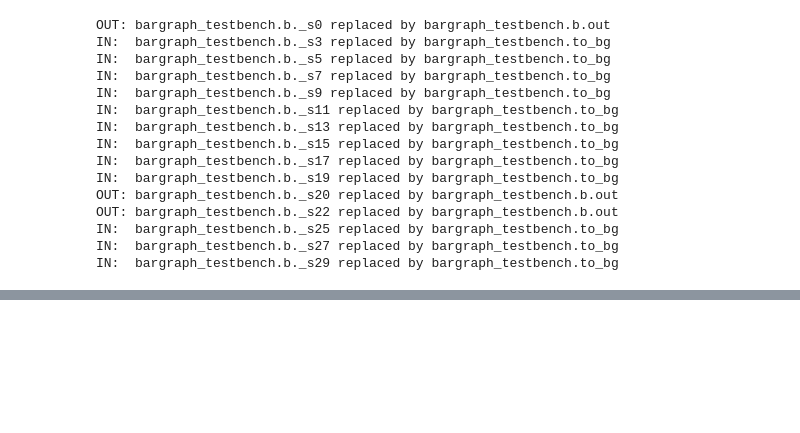
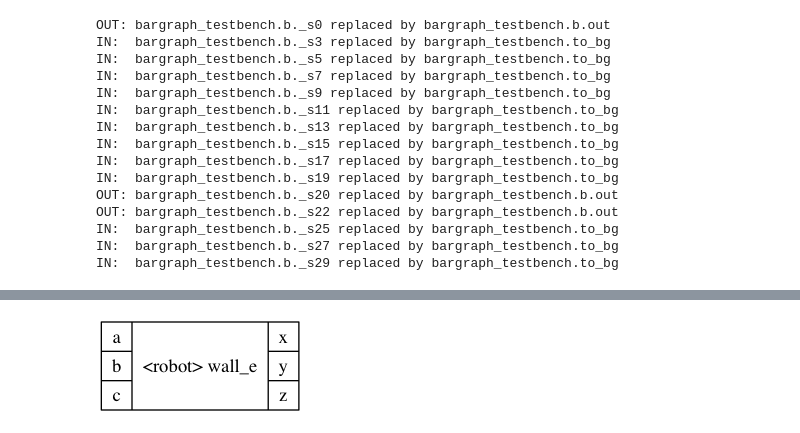
Before and after one commit to mplewis/iverilog-netlist-processing, a Jupyter notebook: Netlist processing.ipynb, the cells around one changed output, grey strips where cells are left out. Cells and saved outputs as stored; diff of their text form; code cells hidden in the pictures; blank space fills up the shorter version.

Commit message:
Integrate Verilog and Graphviz code; generate graphs from Verilog modules

```diff
--- a/Netlist processing.ipynb
+++ b/Netlist processing.ipynb
@@ -471,0 +472,45 @@ for net in [n for n in net_manager.nets.values() if len(n.members) > 1]:
+# %%
+import subprocess
+from IPython.core.display import Image
+
+def show_dot(content):
+    with open('tmp.dot', 'w') as f:
+        f.write(content)
+    subprocess.check_call('dot -Tpng tmp.dot >tmp.png', shell=True)
+    return Image(filename='tmp.png')
+
+def module_dot_label(xtype, name, left=None, right=None, bottom=None):
+    left = left or []
+    right = right or []
+    bottom = bottom or []
+    left = ['<%s>%s' % (x.replace(' ', '_'), x) for x in left]
+    left_str = ' | '.join(left)
+    right = ['<%s>%s' % (x.replace(' ', '_'), x) for x in right]
+    right_str = ' | '.join(right)
+    bottom = ['<%s>%s' % (x.replace(' ', '_'), x) for x in bottom]
+    bottom_str = ' | '.join(bottom)
+    output = ''
+    if left:
+        output += '{ %s } | ' % left_str
+    output += '{ \<%s\> %s ' % (xtype, name)
+    if bottom:
+        output += '| { %s } ' % bottom_str
+    output += '}'
+    if right:
+        output += ' | { % s }' % right_str
+    return output
+
+def module_dot(xid, xtype, name, left=None, right=None, bottom=None):
+    xid = xid.replace('.', '_')
+    return '%s [label="%s"];' % (xid, module_dot_label(xtype, name, left, right, bottom))
+# %%
+template = '''
+digraph mygraph {
+    node [shape=record];
+    %s
+}
+'''
+
+show_dot(template % module_dot('r', 'robot', 'wall_e', ['a', 'b', 'c'], ['x', 'y', 'z']))
+# %% [output]
+[figure, added]
```
Also changed, not shown: parts of 11 cells of this notebook.
